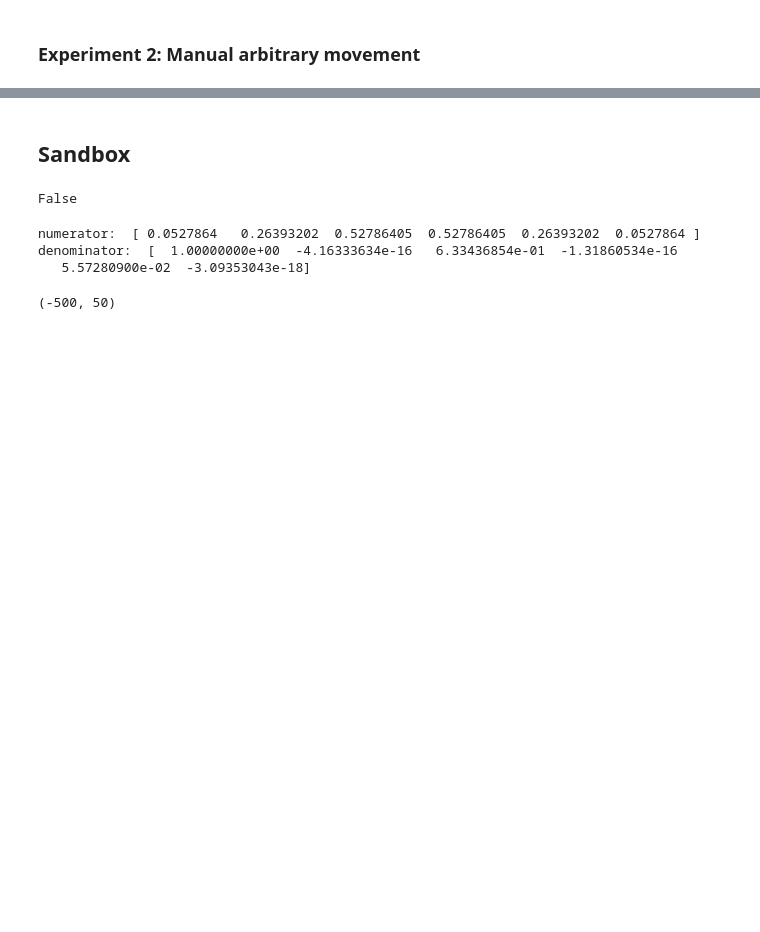
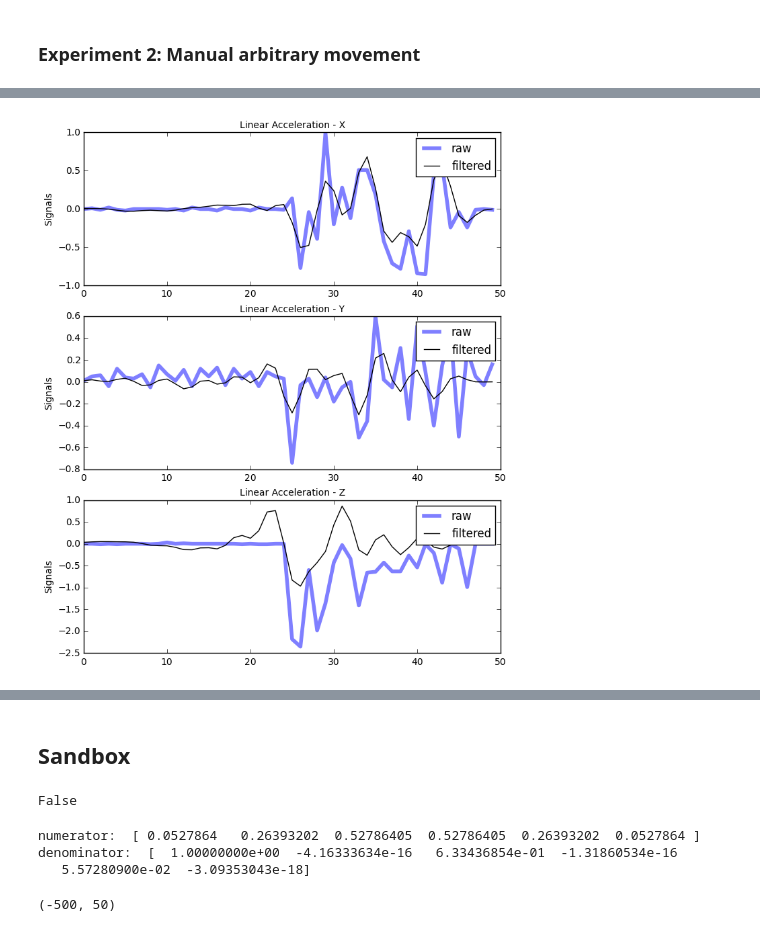
Before and after one commit to Nanigans/nanibot, a Jupyter notebook: sandboxes/ipython_notebooks/imu_multiproc_sampling_and_buffering_test_2.ipynb, the cells around one changed output, grey strips where cells are left out. Cells and saved outputs as stored; diff of their text form; code cells hidden in the pictures; blank space fills up the shorter version.

```diff
--- a/sandboxes/ipython_notebooks/imu_multiproc_sampling_and_buffering_test_2.ipynb
+++ b/sandboxes/ipython_notebooks/imu_multiproc_sampling_and_buffering_test_2.ipynb
@@ -478,0 +787,9 @@ plot_buffered_sensor_data(test_data,1)
+# %%
+test_3a_data = run_simple_drive_and_sensor_read_test(
+    buffer_size = 50,
+    num_samples=500,
+    do_axis_remap=True,
+    do_calibration=True,
+    default_drive_power=25,
+    default_drive_command_duration_sec=1.0,
+    pause_between_commands_sec=0.5)
@@ -478,0 +821,7 @@ plot_buffered_sensor_data(test_data,1)
+# %%
+plot_buffered_sensor_data(test_3a_data,3)
+#plot_buffered_sensor_data(test_3a_data,1,y1lim=[-1,1],y2lim=[-1,1],y3lim=[-1,1])
+#plot_buffered_sensor_data(test_3a_data,1,y1lim=[-0.1,0.1],y2lim=[-0.2,0.2],y3lim=[-0.1,0.1])
+#plot_buffered_sensor_data(test_3a_data,1,y1lim=[-10,10],y2lim=[-10,10],y3lim=[-10,10])
+# %% [output]
+[figure, added]
```
Also changed, not shown: parts of 49 cells of this notebook, 3 other files.
